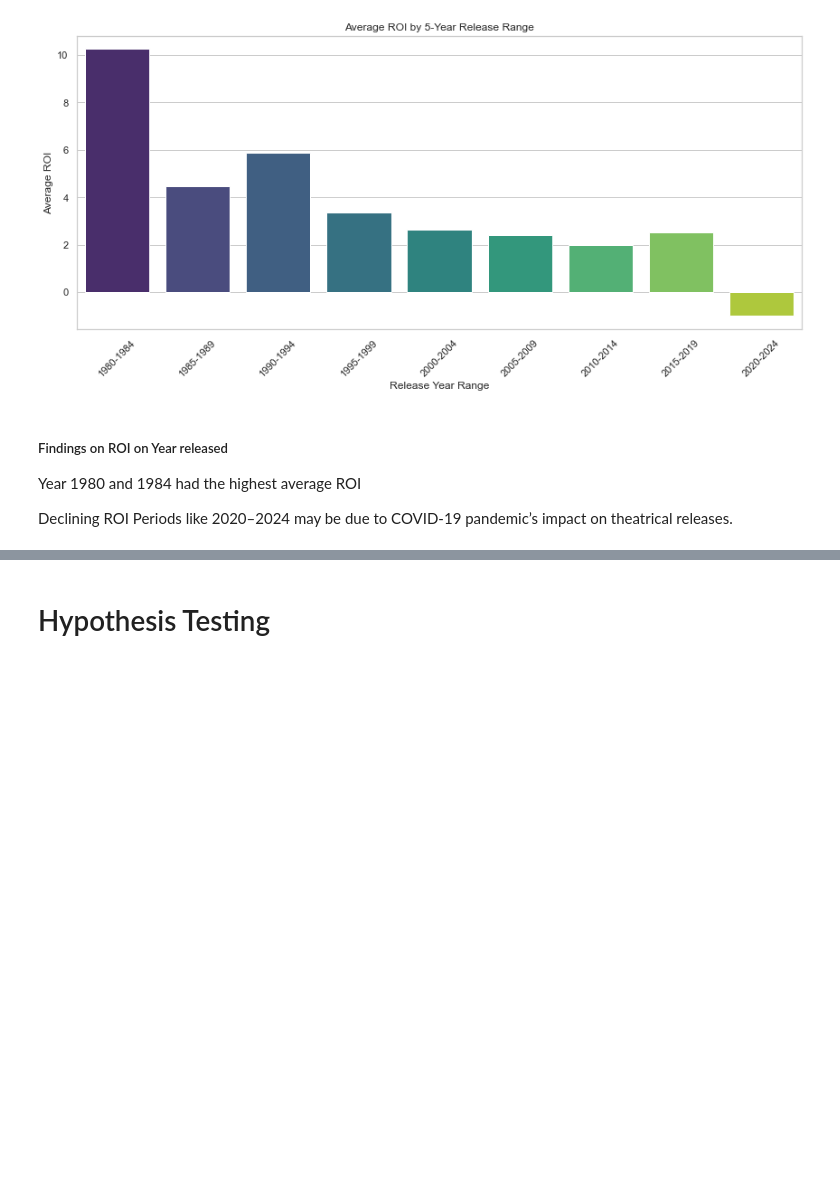
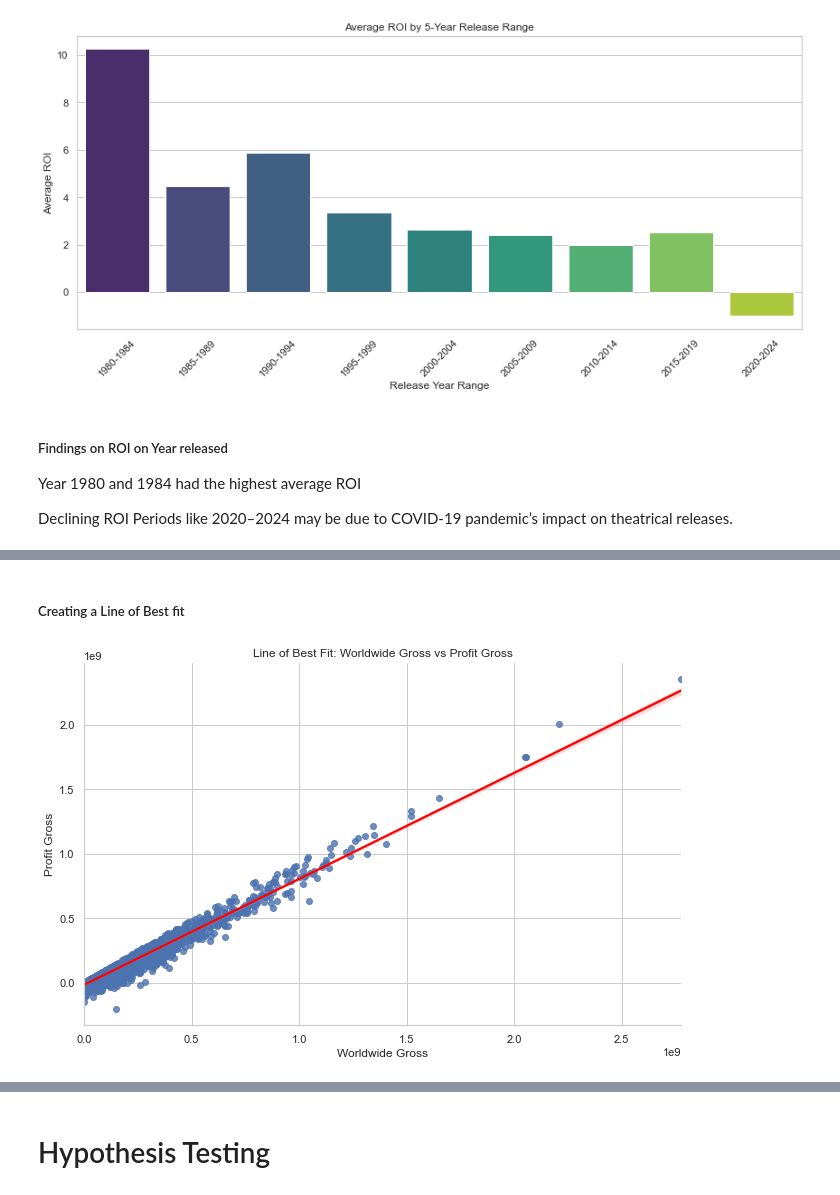
Before and after one commit to CarolN90/Group-9-End-of-Phase-2-Project, a Jupyter notebook: Group_9_Phase_2_Notebook.ipynb, the cells around one changed output, grey strips where cells are left out. Drawn from its saved outputs; the diff is of its cells as text; code cells hidden in the pictures; blank space fills up the shorter version.

```diff
--- a/Group_9_Phase_2_Notebook.ipynb
+++ b/Group_9_Phase_2_Notebook.ipynb
@@ -627,0 +766,11 @@ Declining ROI Periods like  2020–2024 may be due to COVID-19 pandemic’s impa
+# %% [markdown]
+##### Creating a Line of Best fit
+# %%
+sns.lmplot(data=tn_movie_df, x='worldwide_gross', y='profit_gross', height=6, aspect=1.5, line_kws={"color": "red"}   )
+
+plt.title('Line of Best Fit: Worldwide Gross vs Profit Gross')
+plt.xlabel('Worldwide Gross')
+plt.ylabel('Profit Gross')
+plt.show()
+# %% [output]
+[figure, added]
```
Also changed, not shown: parts of 38 cells of this notebook.
